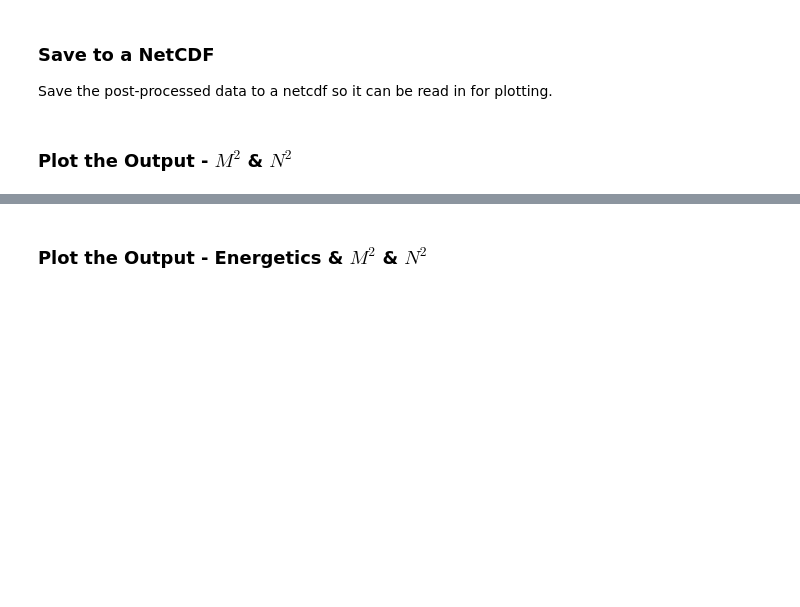
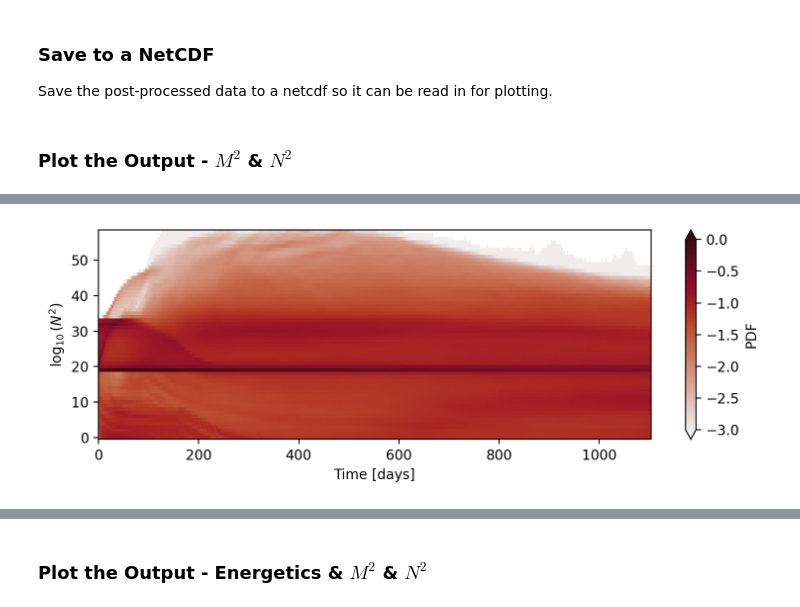
Before and after one commit to bundzis/beaufort_jet, a Jupyter notebook: Scripts/Analysis/plot_timeseries_M2_N2.ipynb, the cells around one changed output, grey strips where cells are left out. Cells and saved outputs as stored; diff of their text form; code cells hidden in the pictures; blank space fills up the shorter version.

```diff
--- a/Scripts/Analysis/plot_timeseries_M2_N2.ipynb
+++ b/Scripts/Analysis/plot_timeseries_M2_N2.ipynb
@@ -693,5 +771,27 @@ roms_M2_N2.to_netcdf('/global/cfs/cdirs/m4572/bundzis/roms_idealized_beaufort_je
 # %%
 # Reassign variables
+# %%
+# Plot N2
+fig, ax = plt.subplots(figsize=(9, 2.75), dpi=200)
+
+pcm = ax.pcolormesh(
+    roms_M2_N2_u3c4_gen.ocean_time,
+    roms_M2_N2_u3c4_gen.n2_bins,
+    np.log10(roms_M2_N2_u3c4_gen.n2_pdf.T.where(roms_M2_N2_u3c4_gen.n2_pdf.T > 0)),
+    shading='auto',
+    cmap=cmo.amp,
+    vmin=-3, vmax=0
+)
+
+ax.set_xlabel('Time [days]')
+ax.set_ylabel(r'$\log_{10}(N^2)$')
+
+cbar = fig.colorbar(pcm, ax=ax, extend='both')
+cbar.set_label('PDF')
+
+plt.show()
+# %% [output]
+[figure, added]
 # %%
 # Plot N2
 fig, ax = plt.subplots(figsize=(9, 2.75), dpi=200)
```
Also changed, not shown: parts of 16 cells of this notebook.
